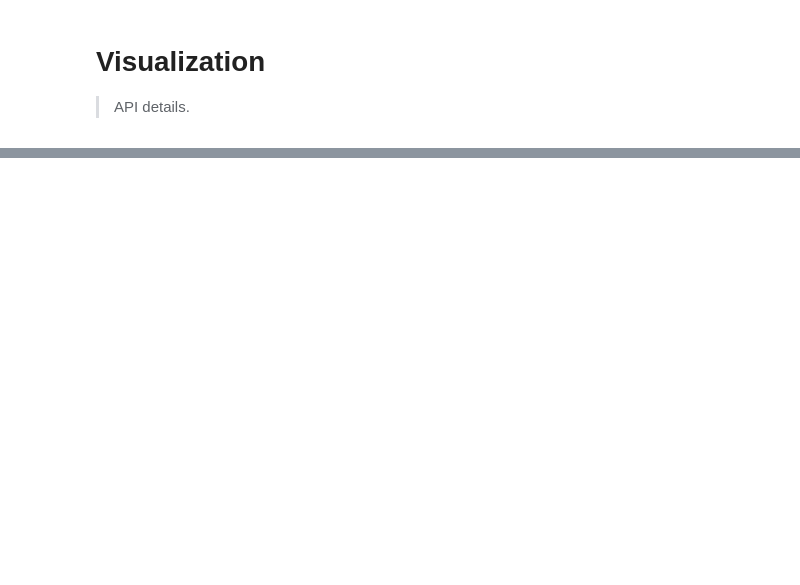
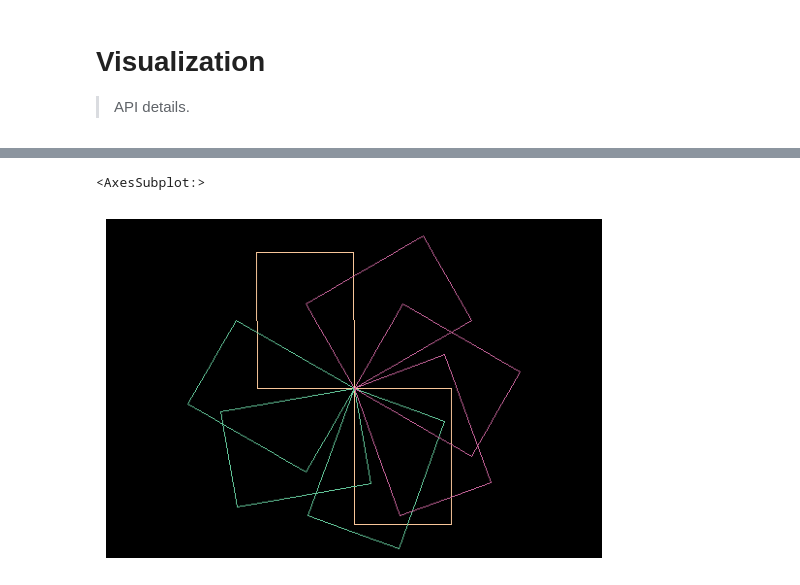
Before and after one commit to lgvaz/polvo, a Jupyter notebook: nbs/10e_bbox.vis.ipynb, the cells around one changed output, grey strips where cells are left out. Saved outputs shown, nothing was run; the diff lists cells and outputs as text; code cells hidden in the pictures; blank space fills up the shorter version.

```diff
--- a/nbs/10e_bbox.vis.ipynb
+++ b/nbs/10e_bbox.vis.ipynb
@@ -90,3 +66,17 @@ pv.show_image(image)
+# %%
+image = PIL.Image.fromarray(np.zeros((350, 512, 3), dtype=np.uint8))
+image = overlay(image, OBBox.from_clockwise(256,175, 100,140, 0), (250, 200, 155))
+image = overlay(image, OBBox.from_clockwise(256,175, 100,140, 180), (250, 200, 155))
+image = overlay(image, OBBox.from_clockwise(256,175, 100,140, 20), (100, 200, 155))
+image = overlay(image, OBBox.from_clockwise(256,175, 100,140, 80), (100, 200, 155))
+image = overlay(image, OBBox.from_clockwise(256,175, 100,140, 120), (100, 200, 155))
+image = overlay(image, OBBox.from_clockwise(256,175, 100,140, -20), (200, 100, 155))
+image = overlay(image, OBBox.from_clockwise(256,175, 100,140, -60), (200, 100, 155))
+image = overlay(image, OBBox.from_clockwise(256,175, 100,140, -120), (200, 100, 155))
+pv.show_image(image)
+# %% [output]
+<AxesSubplot:>
+[figure, added]
 # %%
 #| hide
 from nbdev import nbdev_export
```
Also changed, not shown: parts of 8 cells of this notebook, 4 other files.
